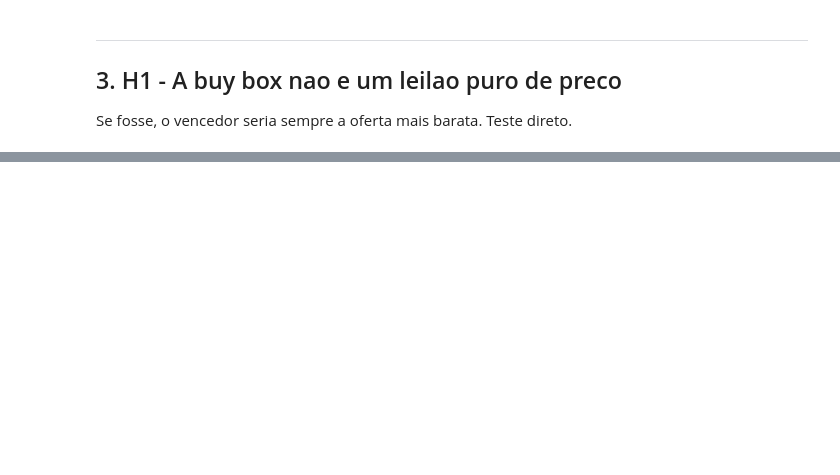
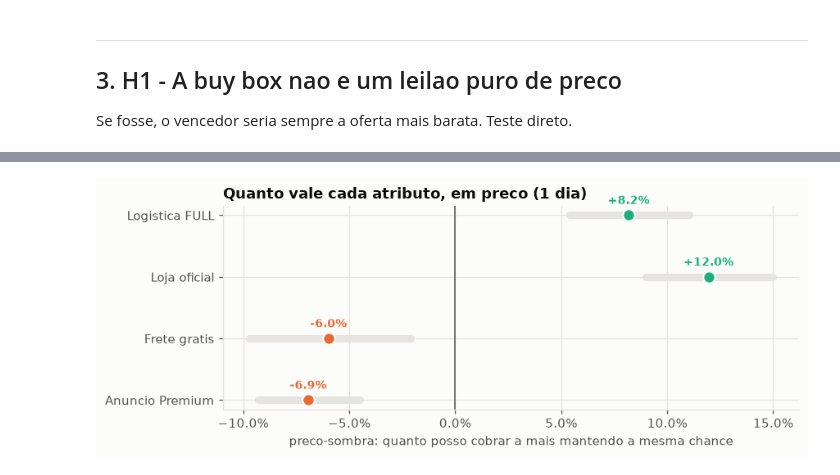
Before and after one commit to s4viom3ndes/orus-market-inteligence, a Jupyter notebook: notebooks/01_buy_box_e_margem.ipynb, the cells around one changed output, grey strips where cells are left out. Saved outputs shown, nothing was run; the diff lists cells and outputs as text; code cells hidden in the pictures; blank space fills up the shorter version.

```diff
--- a/notebooks/01_buy_box_e_margem.ipynb
+++ b/notebooks/01_buy_box_e_margem.ipynb
@@ -65,18 +59,12 @@ TINTA, TINTA2, GRADE = "#0b0b0b", "#52514e", "#e5e4e0"
 
 plt.rcParams.update({
     "figure.facecolor": "#fcfcfb", "axes.facecolor": "#fcfcfb",
-    "axes.edgecolor": GRADE, "axes.labelcolor": TINTA2, "axes.titlecolor": TINTA,
-    "axes.grid": True, "grid.color": GRADE, "grid.linewidth": 0.8,
-    "xtick.color": TINTA2, "ytick.color": TINTA2,
+    "axes.edgecolor": GRADE, "axes.labelcolor": TINTA2, "text.color": TINTA,
+    "xtick.color": TINTA2, "ytick.color": TINTA2, "axes.grid": True,
+    "grid.color": GRADE, "grid.linewidth": 0.8, "axes.axisbelow": True,
     "axes.spines.top": False, "axes.spines.right": False,
-    "font.size": 10, "axes.titlesize": 12, "axes.titleweight": "bold",
-    "figure.dpi": 110, "lines.linewidth": 2,
+    "font.size": 10, "figure.dpi": 110,
 })
-
-def limpa(ax):
-    """Grade recessiva so no eixo Y, atras dos dados."""
-    ax.set_axisbelow(True); ax.xaxis.grid(False)
-    return ax
 # %%
 def listar(prefixo):
     c = get_client(); chaves = []; tok = None
@@ -780,15 +191,0 @@ ganho adicional de migrar para FULL ......: 1.92x
-# %%
-print("=== sensibilidade ao custo de compra ===")
-print("(a variavel que hoje nao temos - por isso vale mapear a faixa toda)\n")
-print(f"{'custo':>8}{'break-even':>12}{'p otimo':>10}{'P(bb)':>9}{'E[lucro]':>11}{'  veredito'}")
-print("-" * 62)
-for c in (15, 20, 25, 30, 35, 40):
-    bec = break_even(c)
-    ev = np.array([p_vitoria(p, p_med, soma_riv, full=0) * margem(p, c) for p in grade])
-    i = int(ev.argmax())
-    ver = "saudavel" if ev[i] > 1 else ("apertado" if ev[i] > 0.2 else "inviavel")
-    print(f"R$ {c:>5.2f}{bec:>12.2f}{grade[i]:>10.2f}{100*p_vitoria(grade[i], p_med, soma_riv):>8.1f}%{ev[i]:>11.2f}   {ver}")
-print("-" * 62)
-print("\nAcima de ~R$ 35 de custo este SKU nao compete: o break-even encosta no preco")
-print("do vencedor e nao sobra margem. A decisao deixa de ser de preco e passa a ser")
-print("de compra - renegociar fornecedor ou descontinuar o item.")
@@ -890,0 +355,18 @@ proprios e barata e transformaria a metrica central deste relatorio em algo exat
+# %%
+fig, ax = plt.subplots(figsize=(8, 3.2))
+sig = [l for l in linhas1 if l[4] == "sim"]
+y = np.arange(len(sig))[::-1]
+for (nome, p, lo, hi, _), yy in zip(sig, y):
+    cor = AQUA if p > 0 else LARANJA
+    ax.plot([lo, hi], [yy, yy], color=GRADE, linewidth=6, solid_capstyle="round", zorder=1)
+    ax.scatter([p], [yy], s=90, color=cor, zorder=3, edgecolor="#fcfcfb", linewidth=1.4)
+    ax.annotate(f"{p:+.1f}%", xy=(p, yy), xytext=(0, 9), textcoords="offset points",
+                ha="center", fontweight="bold", color=cor, fontsize=9)
+ax.axvline(0, color=TINTA2, linewidth=1)
+ax.set_yticks(y); ax.set_yticklabels([l[0] for l in sig])
+ax.set_xlabel("preco-sombra: quanto posso cobrar a mais mantendo a mesma chance")
+ax.xaxis.set_major_formatter(PercentFormatter())
+ax.set_title("Quanto vale cada atributo, em preco (1 dia)", fontweight="bold", loc="left")
+plt.tight_layout(); plt.show()
+# %% [output]
+[figure, added]
```
Also changed, not shown: parts of 60 cells of this notebook, 2 other files.
